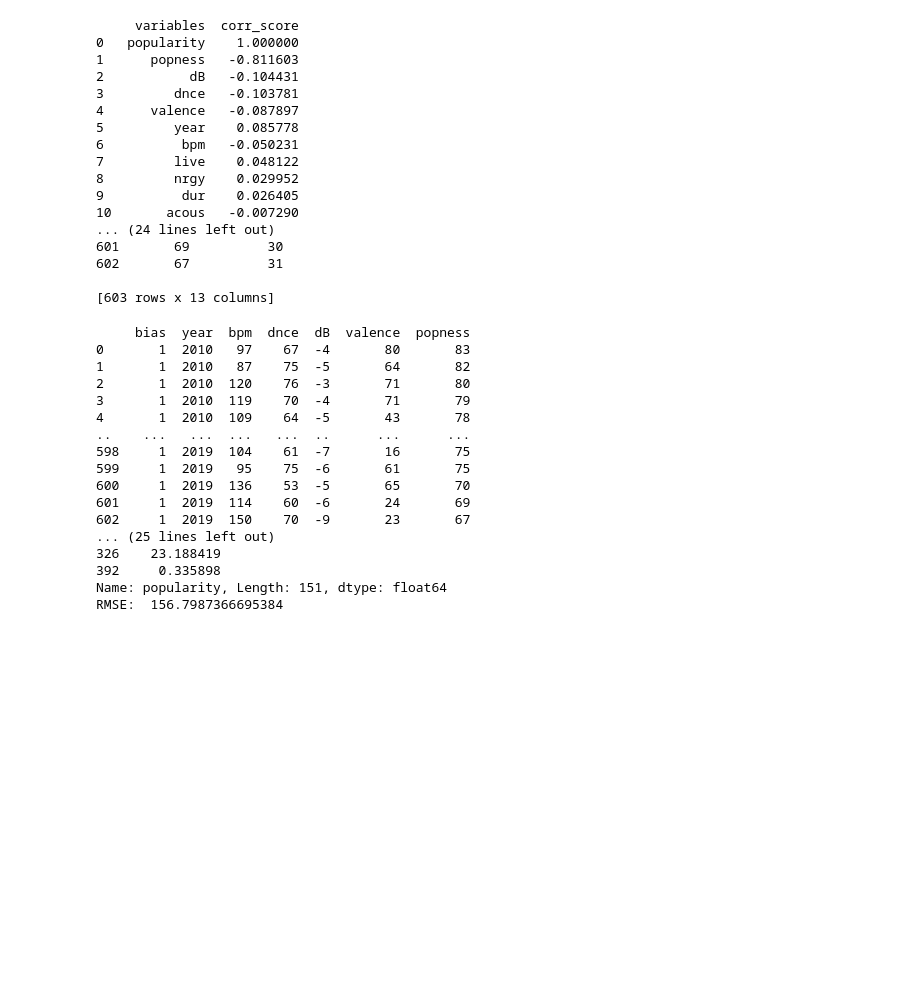
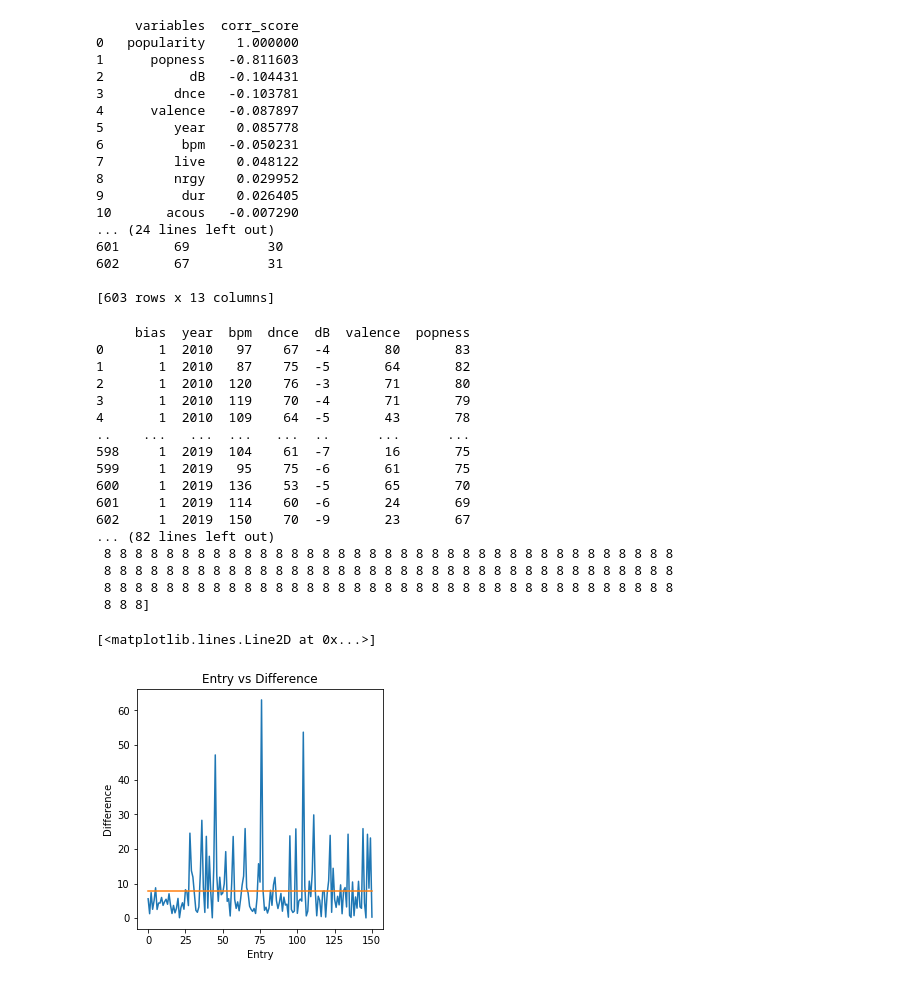
Before and after one commit to Turgerel/CSCI-4930-, a Jupyter notebook: EDA.ipynb, the cells around one changed output. Drawn from its saved outputs; the diff is of its cells as text; code cells hidden in the pictures; blank space fills up the shorter version.

Commit message:
Plot for difference

```diff
--- a/EDA.ipynb
+++ b/EDA.ipynb
@@ -194,36 +194,53 @@ X_train, X_test, y_train, y_test = train_test_split(X, y, test_size=0.25, random
 
 from sklearn.preprocessing import StandardScaler
 scaler = StandardScaler()
 scaler.fit(X_train)
 scaler.transform(X_train)
 scaler.transform(X_test)
 
 from sklearn import linear_model
 reg = linear_model.LinearRegression()
 reg.fit(X_train, y_train)
 print("Weights: ", reg.coef_)
 y_pred = reg.predict(X_test)
 #print("y_pred: ", y_pred)
-print("difference: ", abs(y_test - y_pred))
+difference = abs(y_test.to_numpy() - y_pred)
+print("y_test: ", y_test.to_numpy())
+print("y_pred: ", y_pred)
+print("difference: ", difference)
 
 from sklearn.metrics import mean_squared_error
 
 print("RMSE: ", mean_squared_error(y_test, y_pred))
+mean = np.full_like(np.arange(difference.shape[0], dtype=int), difference.mean())
+print("mean: ", mean)
+
+fig3 = plt.figure(figsize=(15, 15))
+ax_1 = fig3.add_subplot(336)
+ax_1.set_xlabel("Entry")
+ax_1.set_ylabel("Difference")
+ax_1.set_title("Entry vs Difference")
+ax_1.plot(difference)
+ax_2 = fig3.add_subplot(336)
+ax_2.plot(mean)
+#ax.set_ylim(ax.get_ylim()[::-1])
 # %% [output]
      bias  year  bpm  dnce  dB  valence  popness
 0       1  2010   97    67  -4       80       83
 1       1  2010   87    75  -5       64       82
 2       1  2010  120    76  -3       71       80
 3       1  2010  119    70  -4       71       79
 4       1  2010  109    64  -5       43       78
 ..    ...   ...  ...   ...  ..      ...      ...
 598     1  2019  104    61  -7       16       75
 599     1  2019   95    75  -6       61       75
 600     1  2019  136    53  -5       65       70
 601     1  2019  114    60  -6       24       69
 602     1  2019  150    70  -9       23       67
-... (25 lines left out)
-326    23.188419
-392     0.335898
-Name: popularity, Length: 151, dtype: float64
-RMSE:  156.7987366695384
+... (82 lines left out)
+ 8 8 8 8 8 8 8 8 8 8 8 8 8 8 8 8 8 8 8 8 8 8 8 8 8 8 8 8 8 8 8 8 8 8 8 8 8
+ 8 8 8 8 8 8 8 8 8 8 8 8 8 8 8 8 8 8 8 8 8 8 8 8 8 8 8 8 8 8 8 8 8 8 8 8 8
+ 8 8 8 8 8 8 8 8 8 8 8 8 8 8 8 8 8 8 8 8 8 8 8 8 8 8 8 8 8 8 8 8 8 8 8 8 8
+ 8 8 8]
+[<matplotlib.lines.Line2D at 0x...>]
+[figure, added]
```
